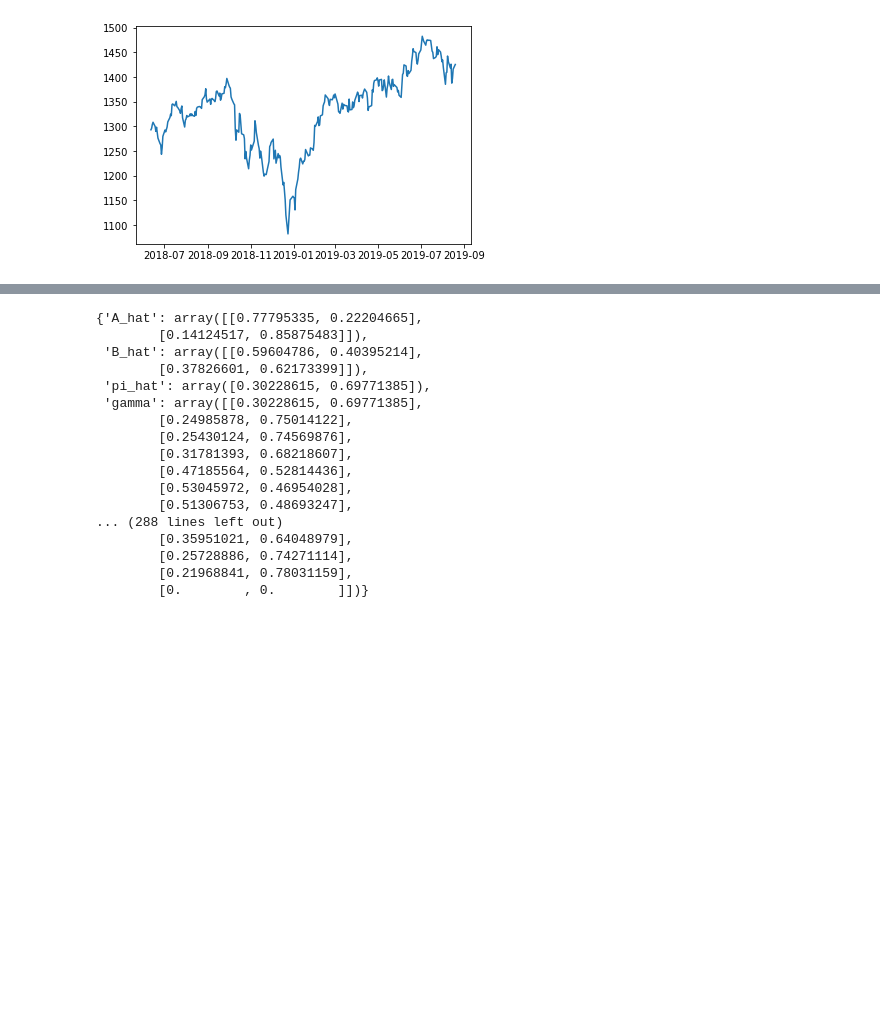
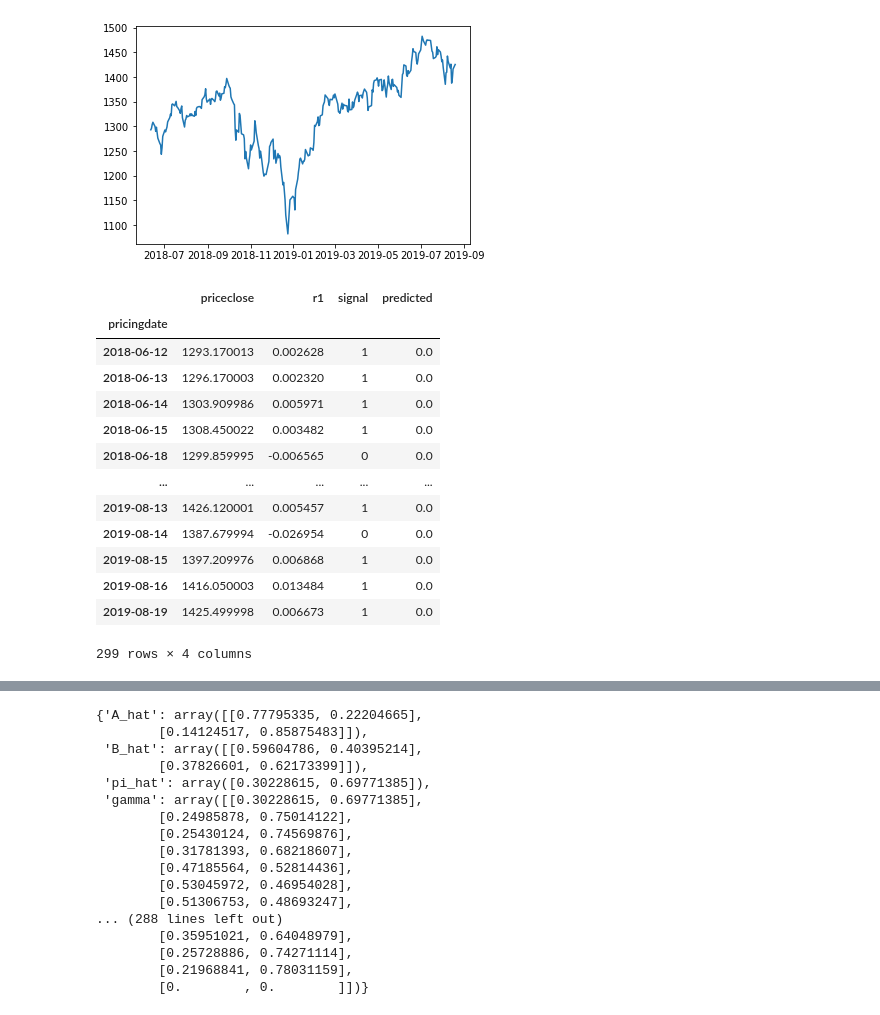
Before and after one commit to gbesposito/hmm_unibo, a Jupyter notebook: scripts/hmm.ipynb, the cells around one changed output, grey strips where cells are left out. Saved outputs shown, nothing was run; the diff lists cells and outputs as text; code cells hidden in the pictures; blank space fills up the shorter version.

```diff
--- a/scripts/hmm.ipynb
+++ b/scripts/hmm.ipynb
@@ -122,5 +203,22 @@ A_init = np.array([[.95,.05],
 B_init = np.array([[.8,.2],
                    [.2,.8]])
 pi_init = np.array([1.1/2,.9/2])
+# %%
+rolling1
+# %% [output]
+|  | priceclose | r1 | signal | predicted |
+| pricingdate |  |  |  |  |
+| 2018-06-12 | 1293.170013 | 0.002628 | 1 | 0.0 |
+| 2018-06-13 | 1296.170003 | 0.002320 | 1 | 0.0 |
+| 2018-06-14 | 1303.909986 | 0.005971 | 1 | 0.0 |
+| 2018-06-15 | 1308.450022 | 0.003482 | 1 | 0.0 |
+| 2018-06-18 | 1299.859995 | -0.006565 | 0 | 0.0 |
+| ... | ... | ... | ... | ... |
+| 2019-08-13 | 1426.120001 | 0.005457 | 1 | 0.0 |
+| 2019-08-14 | 1387.679994 | -0.026954 | 0 | 0.0 |
+| 2019-08-15 | 1397.209976 | 0.006868 | 1 | 0.0 |
+| 2019-08-16 | 1416.050003 | 0.013484 | 1 | 0.0 |
+| 2019-08-19 | 1425.499998 | 0.006673 | 1 | 0.0 |
+299 rows × 4 columns
 # %%
 est= baum_welch(rolling1.signal, A_init, B_init, pi_init)
```
Also changed, not shown: parts of 10 cells of this notebook, 1 other file.
